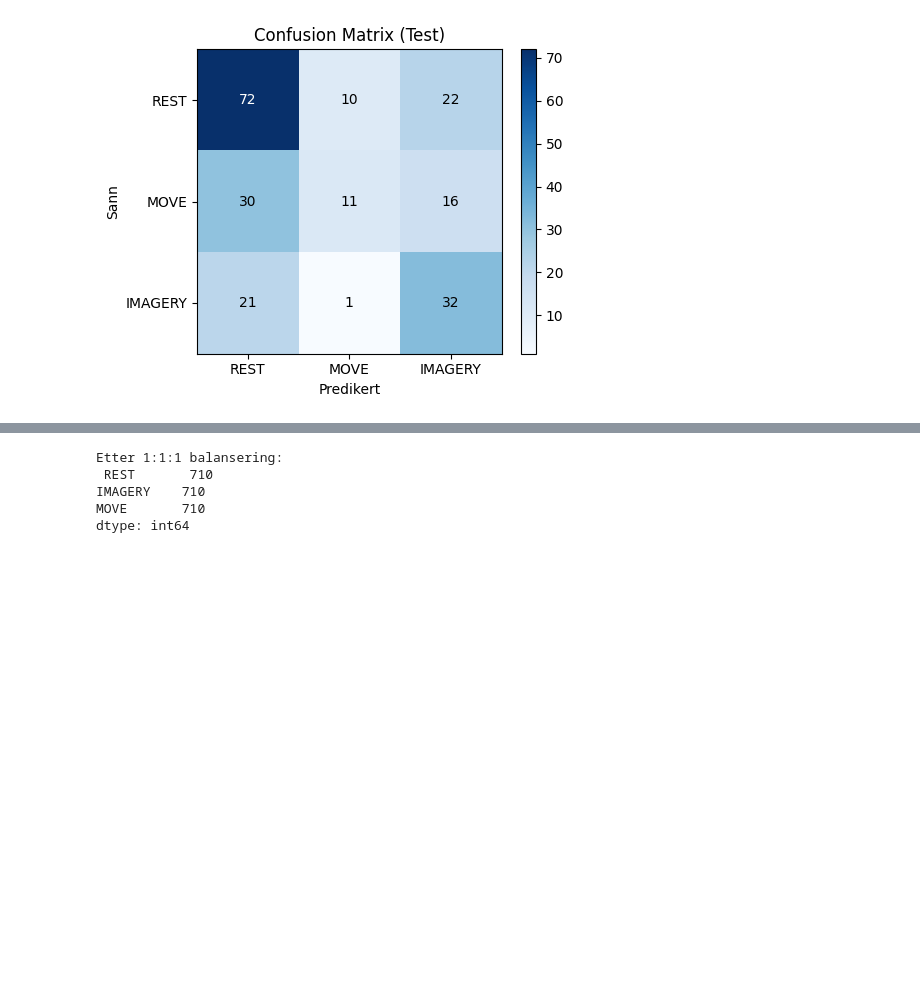
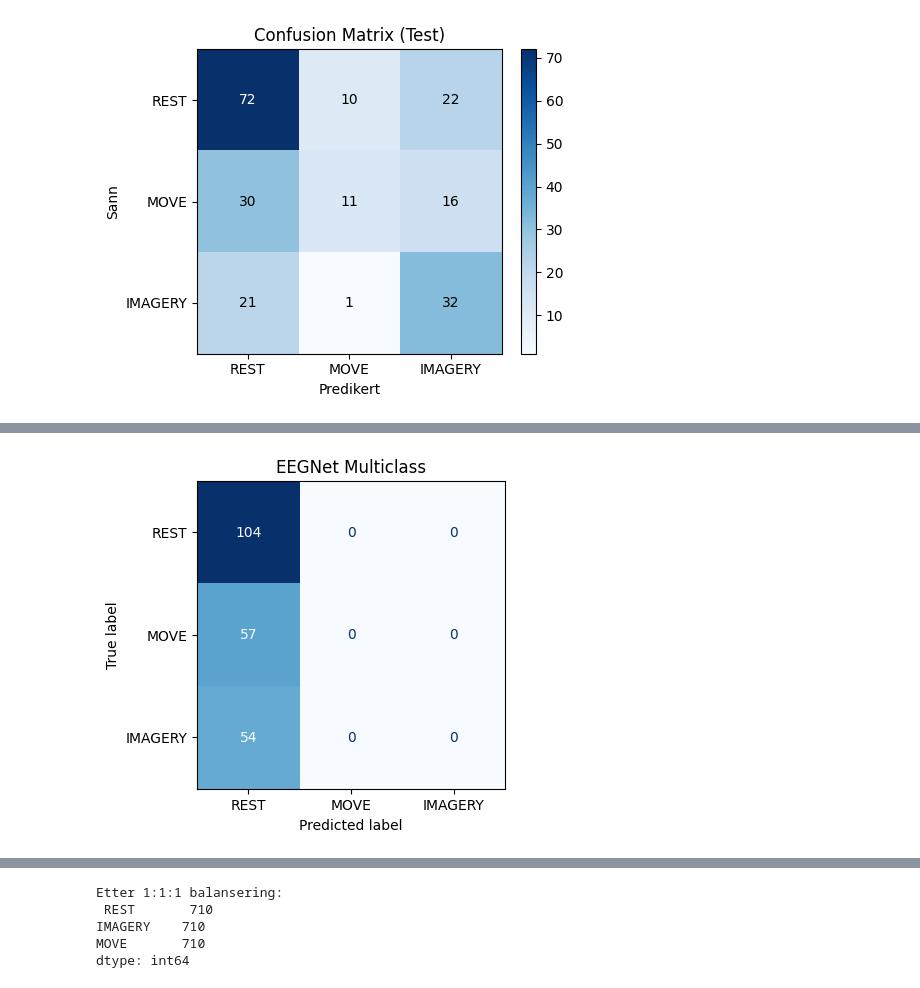
Before and after one commit to akskat/EEG_master, a Jupyter notebook: Standardized Pipeline Selfmade Dataset.ipynb, the cells around one changed output, grey strips where cells are left out. Drawn from its saved outputs; the diff is of its cells as text; code cells hidden in the pictures; blank space fills up the shorter version.

```diff
--- a/Standardized Pipeline Selfmade Dataset.ipynb
+++ b/Standardized Pipeline Selfmade Dataset.ipynb
@@ -1050,0 +1355,83 @@ weighted avg       0.53      0.53      0.51       215
+# %%
+# --- Block 2: Standard Multiclass EEGNet pipeline med validation ---
+import numpy as np
+import tensorflow as tf
+from tensorflow.keras.models import Model
+from tensorflow.keras.layers import (
+    Input, Conv2D, DepthwiseConv2D, SeparableConv2D,
+    BatchNormalization, Activation, AveragePooling2D,
+    Dropout, Flatten, Dense
+)
+from tensorflow.keras.constraints import max_norm
+from tensorflow.keras.optimizers import Adam
+from tensorflow.keras.callbacks import EarlyStopping, ModelCheckpoint
+from sklearn.metrics import (
+    balanced_accuracy_score, classification_report,
+    confusion_matrix, ConfusionMatrixDisplay
+)
+import matplotlib.pyplot as plt
+
+# 1) Map labels til ints
+lbls = ['REST','MOVE','IMAGERY']
+label_map_mc = {lbl:i for i,lbl in enumerate(lbls)}
+y_tr_int_mc  = np.array([label_map_mc[y] for y in y_train])
+y_val_int_mc = np.array([label_map_mc[y] for y in y_val])
+y_te_int_mc  = np.array([label_map_mc[y] for y in y_test])
+
+# 2) Legg på kanal‐dimensjon (bruk X_train/X_val/X_test fra split)
+X_tr_mc  = X_train[..., np.newaxis]
+X_val_mc = X_val[...,   np.newaxis]
+X_te_mc  = X_test[...,  np.newaxis]
+
+# 3) EEGNet‐bygger
+def create_eegnet(nb_classes, Chans, Samples, dropoutRate=0.5):
+    inp = Input(shape=(Chans, Samples, 1))
+    x = Conv2D(16, (1,64), padding='same', use_bias=False)(inp)
+    x = BatchNormalization()(x)
+    x = DepthwiseConv2D((Chans,1), depth_multiplier=2,
+                        depthwise_constraint=max_norm(1.), use_bias=False)(x)
+    x = BatchNormalization()(x)
+    x = Activation('elu')(x)
+    x = AveragePooling2D((1,4))(x)
+    x = Dropout(dropoutRate)(x)
+    x = SeparableConv2D(16, (1,16), padding='same', use_bias=False)(x)
+    x = BatchNormalization()(x)
+    x = Activation('elu')(x)
+    x = AveragePooling2D((1,8))(x)
+    x = Dropout(dropoutRate)(x)
+    x = Flatten()(x)
+    x = Dense(nb_classes, kernel_constraint=max_norm(0.25))(x)
+    out = Activation('softmax')(x)
+    return Model(inputs=inp, outputs=out)
+
+# 4) Bygg og kompile
+model_mc = create_eegnet(3, X_tr_mc.shape[1], X_tr_mc.shape[2], dropoutRate=0.5)
+model_mc.compile(optimizer=Adam(),
+                 loss='sparse_categorical_crossentropy',
+                 metrics=['accuracy'])
+
+# 5) Callbacks
+es_mc   = EarlyStopping(monitor='val_loss', patience=10, restore_best_weights=True)
+ckpt_mc = ModelCheckpoint('best_eegnet_multiclass.h5', monitor='val_loss', save_best_only=True)
+
+# 6) Tren med validation_data
+model_mc.fit(
+    X_tr_mc, y_tr_int_mc,
+    validation_data=(X_val_mc, y_val_int_mc),
+    epochs=25, batch_size=16,
+    callbacks=[es_mc, ckpt_mc],
+    verbose=1
+)
+
+# 7) Evaluer på testsettet
+y_pred_mc = np.argmax(model_mc.predict(X_te_mc), axis=1)
+print("\n=== EEGNet Multiclass ===")
+print("Balanced accuracy:", balanced_accuracy_score(y_te_int_mc, y_pred_mc))
+print(classification_report(y_te_int_mc, y_pred_mc, target_names=lbls, zero_division=0))
+cm_mc = confusion_matrix(y_te_int_mc, y_pred_mc)
+disp_mc = ConfusionMatrixDisplay(cm_mc, display_labels=lbls)
+fig, ax = plt.subplots(figsize=(4,4))
+disp_mc.plot(ax=ax, cmap='Blues', colorbar=False)
+ax.set_title("EEGNet Multiclass")
+plt.show()
+# %% [output]
@@ -1051 +1458,2 @@ weighted avg       0.53      0.53      0.51       215
+[figure, added]
 # %% [markdown]
```
Also changed, not shown: parts of 35 cells of this notebook, 14 other files.
